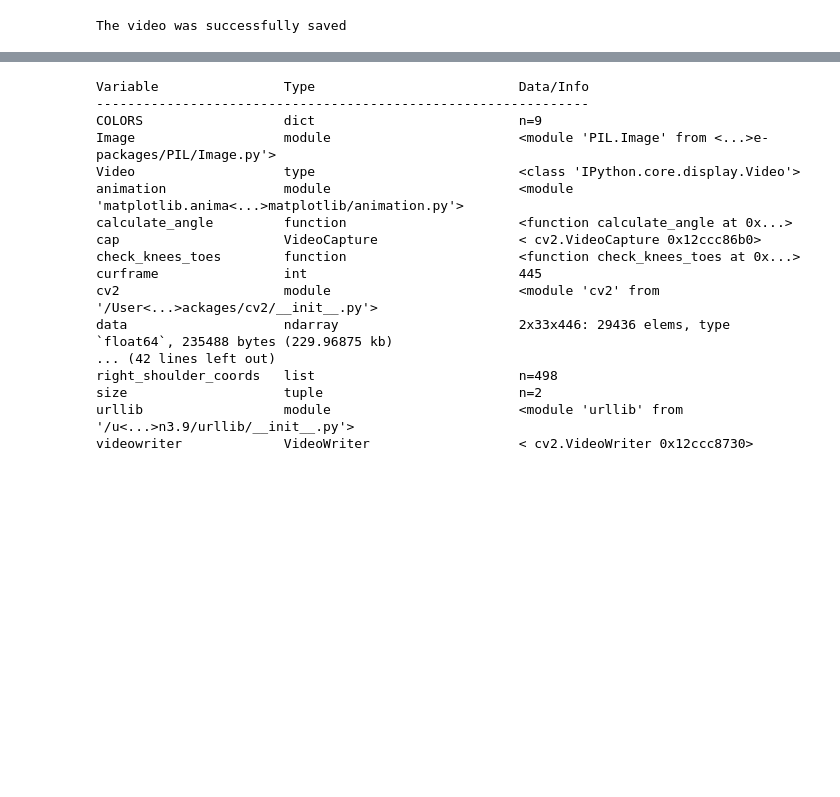
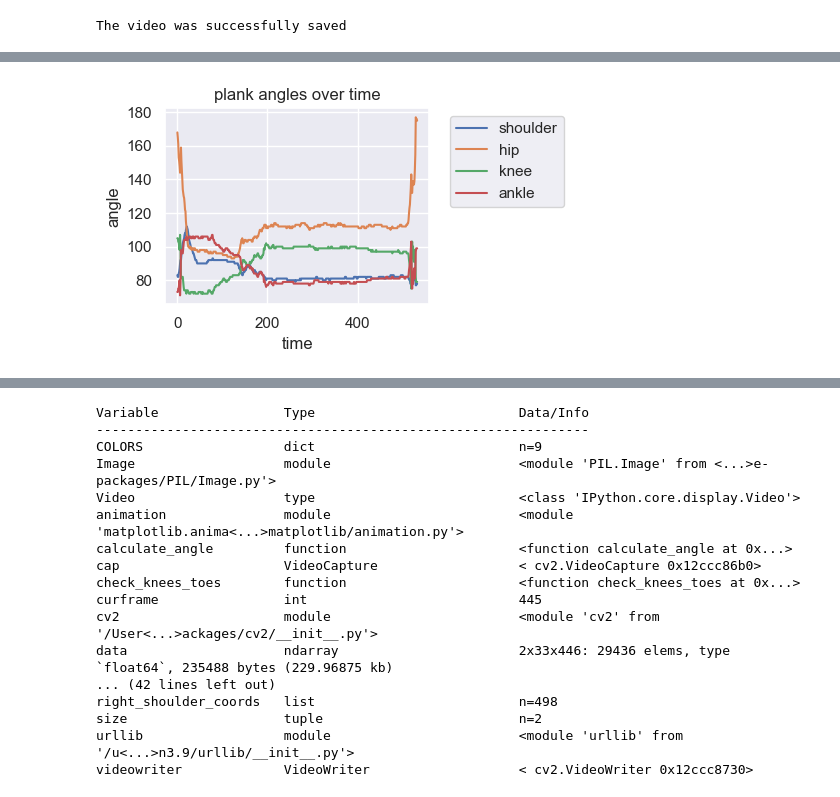
Before and after one commit to joshabbott/ai-formtrainer, a Jupyter notebook: demo_code/Pose Estimation - Process and Analyze Video File.ipynb, the cells around one changed output, grey strips where cells are left out. Saved outputs shown, nothing was run; the diff lists cells and outputs as text; code cells hidden in the pictures; blank space fills up the shorter version.

Commit message:
Updated Main Pose Estimation Script
Added better processing code for planks, recording critical angles and plotting results. Still lots of scratch code and old code for comparison.

```diff
--- a/demo_code/Pose Estimation - Process and Analyze Video File.ipynb
+++ b/demo_code/Pose Estimation - Process and Analyze Video File.ipynb
@@ -8,11 +8,11 @@ import numpy as np
 import pickle
 import matplotlib as mpl
 import matplotlib.pyplot as plt
-from matplotlib import animation
 import pandas as pd
 from PIL import Image
 from IPython.display import Video
-import my_nb_helpers
+import seaborn as sns
+sns.set()
 
 mp_drawing = mp.solutions.drawing_utils
 mp_drawing_styles = mp.solutions.drawing_styles
@@ -20,4 +20,4 @@ mp_holistic = mp.solutions.holistic
 mp_pose = mp.solutions.pose
 mp_face_mesh = mp.solutions.face_mesh
 
-poselandmarks_list = my_nb_helpers.poselandmarks_list
+# poselandmarks_list = my_nb_helpers.poselandmarks_list
@@ -103,6 +407,11 @@ The video was successfully saved
 # %%
-input_filename = './videos-squats/plank-goodform.mp4'
-output_filename = './videos-squats/output/outputv2_plank-goodform.avi'
+input_filename = './video_data/joshplank-highhips.mp4'
+output_filename = './video_data/output/outputv2_joshplank-highhips.avi'
+# input_filename = './video_data/plank-badform-badback.mp4'
+# output_filename = './video_data/output/outputv2_plank-badform-badback.avi'
+# # from left side
+# input_filename = './video_data/plank-side-2.mp4'
+# output_filename = './video_data/output/outputv2_plank-side-2.avi'
 # %%
 # version 2
 with mp_pose.Pose(static_image_mode=False,min_detection_confidence=0.5,min_tracking_confidence=0.5,model_complexity=1,smooth_landmarks=True) as pose:
@@ -129,7 +438,7 @@ with mp_pose.Pose(static_image_mode=False,min_detection_confidence=0.5,min_track
     # data = np.empty((3, len(poselandmarks_list), length))
     # The shape is 2x33xlength - 2D XY data for 33 landmarks across 'length' frames
     data = np.empty((2, 33, length))
-
+    angles_data = np.empty((length, 4))
 	# For each image in the video, extract the spatial pose data and save it in the appropriate spot in the `data` array
     frame_num = 0
 
@@ -139,7 +448,15 @@ with mp_pose.Pose(static_image_mode=False,min_detection_confidence=0.5,min_track
         if not ret:
             break
 
-        results = process(frame,pose,videowriter)
+        results, angles_list = process(frame,pose,videowriter)
+
+        landmarks = results.pose_world_landmarks.landmark
+        # landmarks = results.pose_landmarks.landmark
+        for i in range(len(mp_pose.PoseLandmark)):
+            data[:, i, frame_num] = (landmarks[i].x, landmarks[i].y)
+
+        for i in range(len(angles_list)):
+            angles_data[frame_num,i] = angles_list[i]
 
         frame_num += 1
 
@@ -203,0 +506,12 @@ COLORS = {
+# %%
+col_names = ['shoulder', 'hip', 'knee', 'ankle']
+df = pd.DataFrame(data=angles_data,columns=col_names)
+# %%
+df.plot(figsize=(5,3))
+plt.title('plank angles over time')
+plt.xlabel('time')
+plt.ylabel('angle')
+plt.legend(bbox_to_anchor=(1.05, 1.0), loc='upper left')
+plt.tight_layout()
+# %% [output]
+[figure, added]
```
Also changed, not shown: parts of 20 cells of this notebook, 1 other file.
